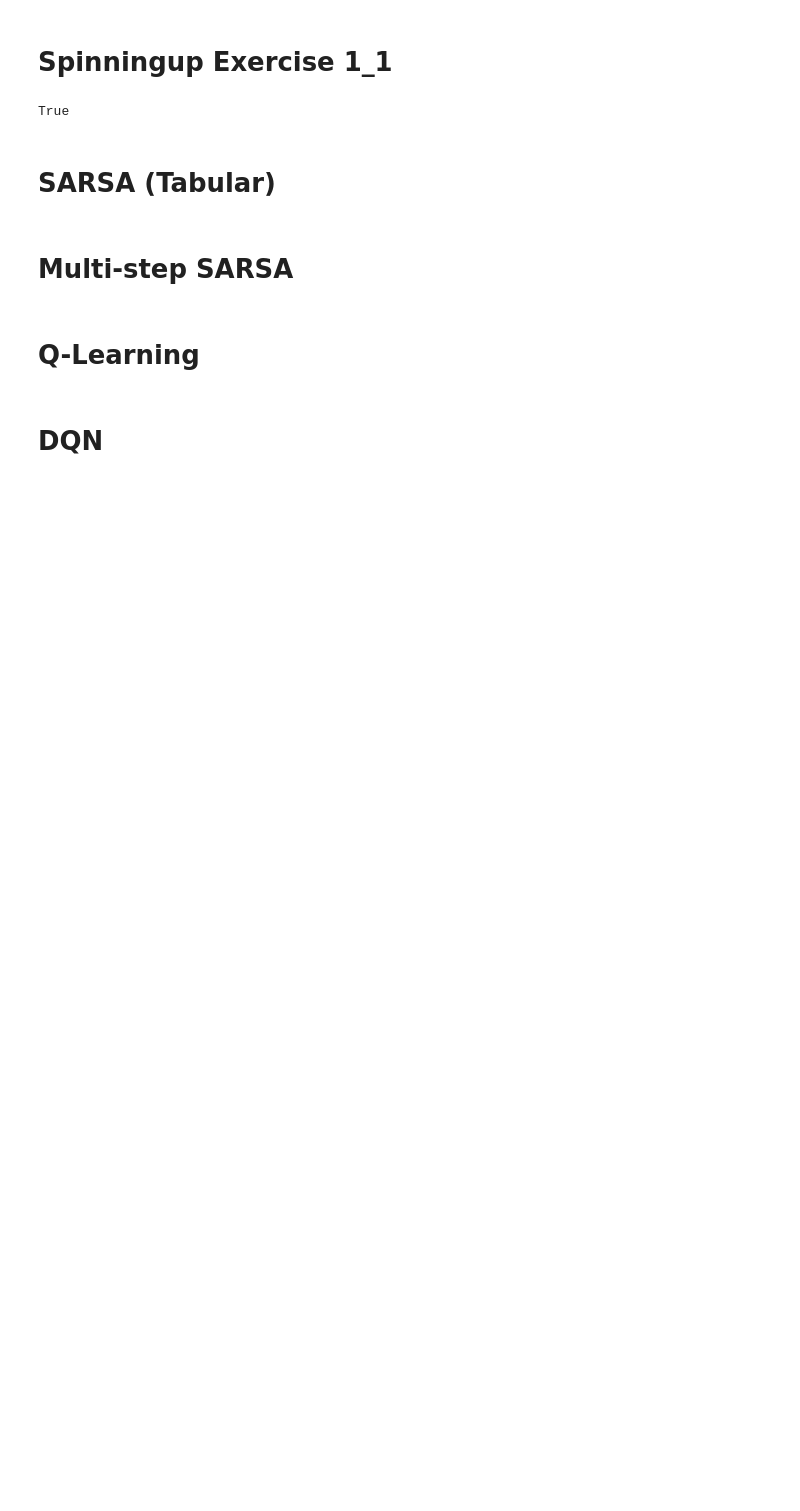
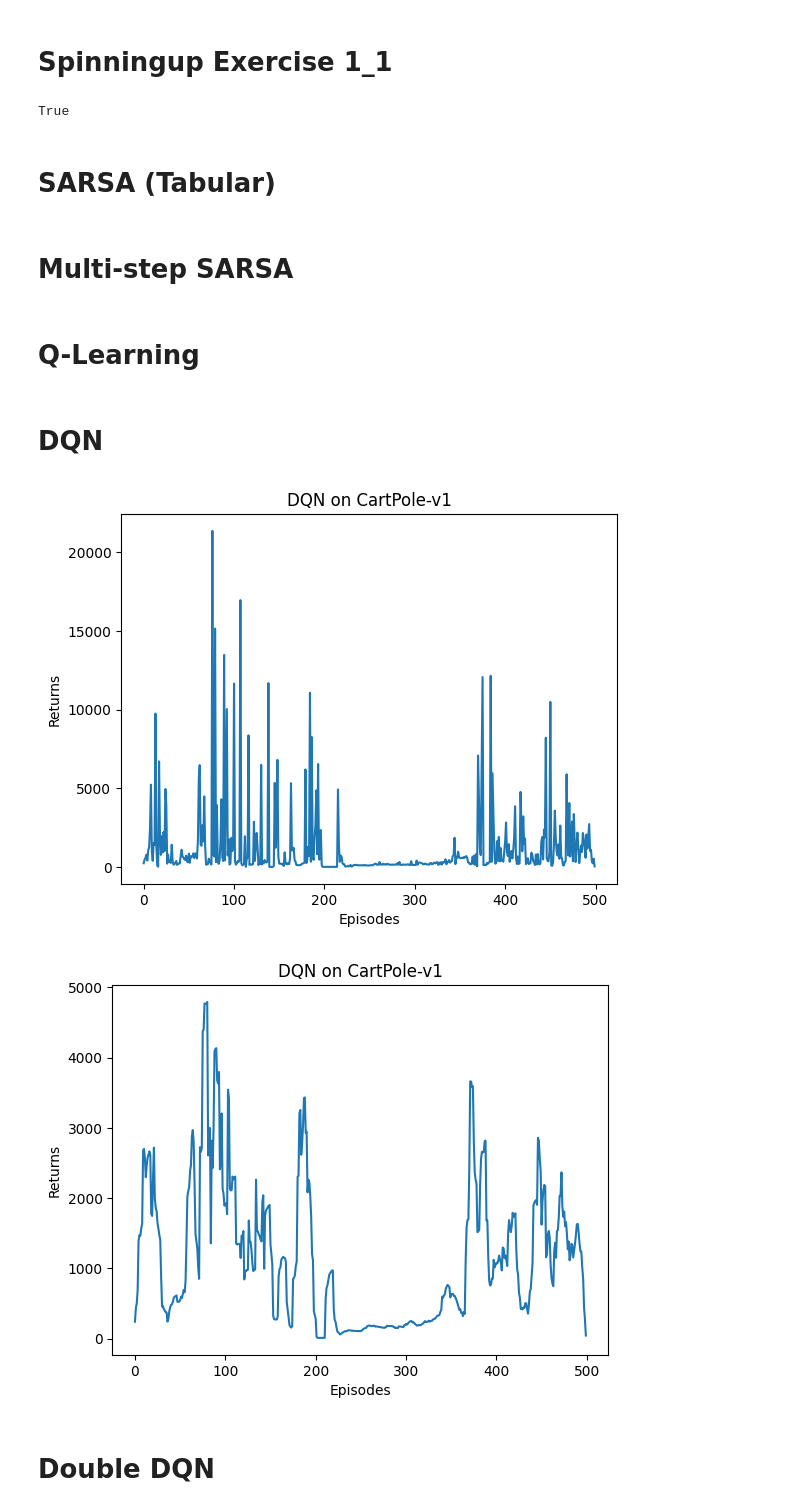
Before and after one commit to makwingchi/fc24_combination, a Jupyter notebook: gym.ipynb, the cells around one changed output. Cells and saved outputs as stored; diff of their text form; code cells hidden in the pictures; blank space fills up the shorter version.

```diff
--- a/gym.ipynb
+++ b/gym.ipynb
@@ -456,0 +549,22 @@ for i in range(num_episodes):
+# %%
+lr = 2e-3
+num_episodes = 500
+hidden_dim = 128
+gamma = 0.98
+epsilon = 0.01
+target_update = 10
+buffer_size = 10000
+minimal_size = 500
+batch_size = 64
+device = torch.device("cuda") if torch.cuda.is_available() else torch.device("cpu")
+
+env_name = 'CartPole-v1'
+env = gym.make(env_name)
+random.seed(0)
+np.random.seed(0)
+# env.seed(0)
+torch.manual_seed(0)
+replay_buffer = ReplayBuffer(buffer_size)
+state_dim = env.observation_space.shape[0]
+action_dim = env.action_space.n
+agent = DQN(state_dim, hidden_dim, action_dim, lr, gamma, epsilon, target_update, device)
@@ -456,0 +605,19 @@ for i in range(num_episodes):
+# %%
+episodes_list = list(range(len(return_list)))
+plt.plot(episodes_list, return_list)
+plt.xlabel('Episodes')
+plt.ylabel('Returns')
+plt.title('DQN on {}'.format(env_name))
+plt.show()
+
+mv_return = rl_utils.moving_average(return_list, 9)
+plt.plot(episodes_list, mv_return)
+plt.xlabel('Episodes')
+plt.ylabel('Returns')
+plt.title('DQN on {}'.format(env_name))
+plt.show()
+# %% [output]
+[figure, added]
+[figure, added]
+# %% [markdown]
+# Double DQN
```
Also changed, not shown: parts of 11 cells of this notebook.
